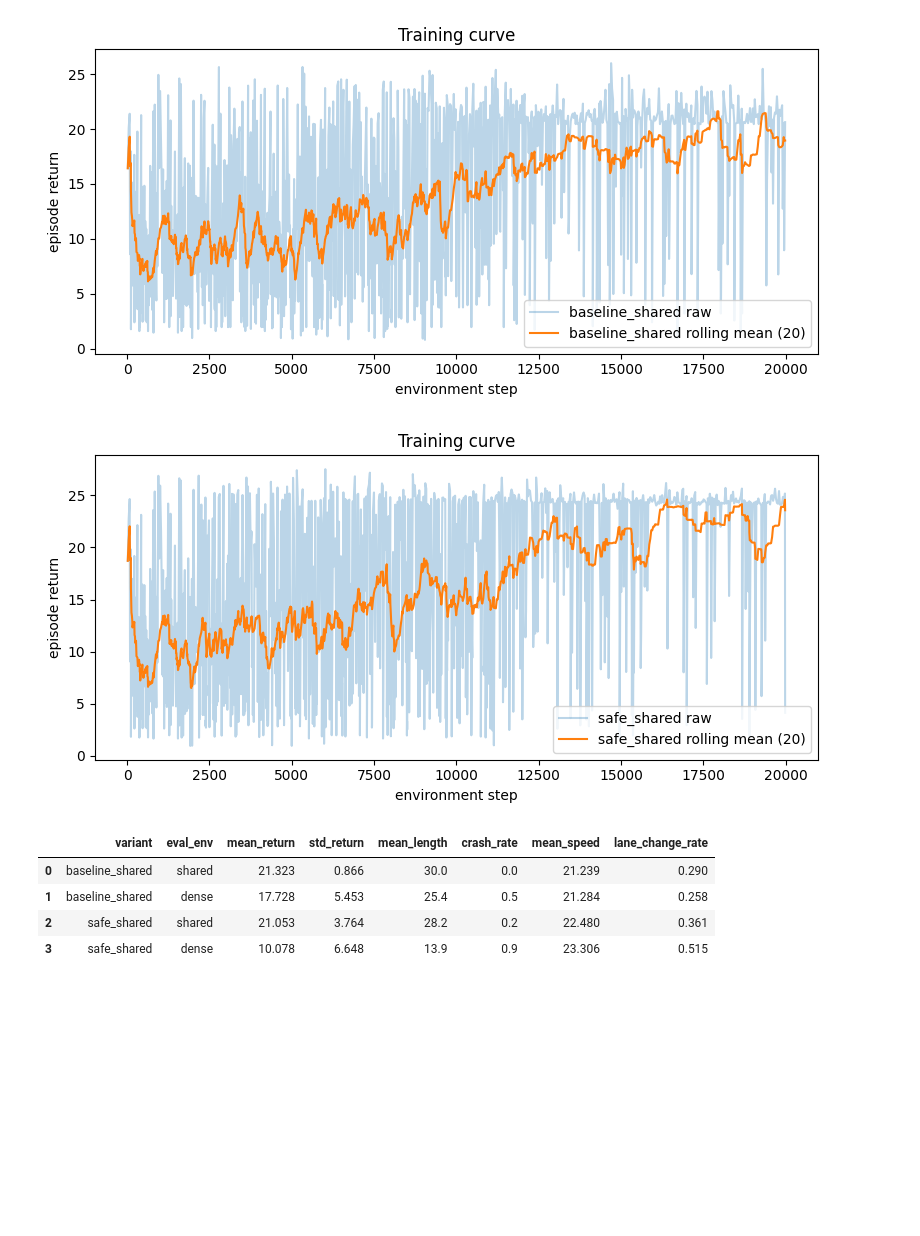
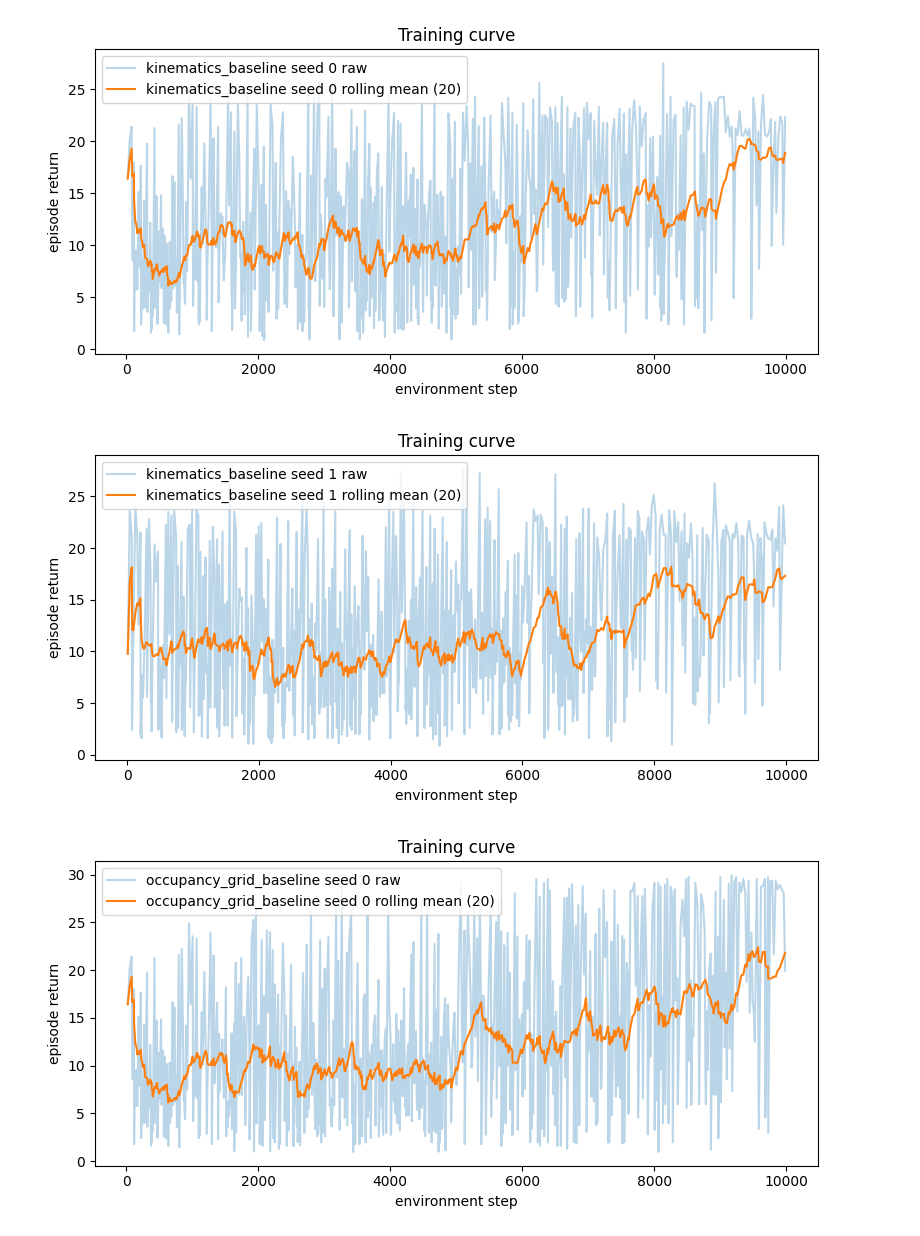
Before and after one commit to tpedenaud/HighwayToRL, a Jupyter notebook: extension.ipynb, the cells around one changed output. Drawn from its saved outputs; the diff is of its cells as text; code cells hidden in the pictures; blank space fills up the shorter version.

```diff
--- a/extension.ipynb
+++ b/extension.ipynb
@@ -59,40 +169,13 @@ step=19984, return=4.14, epsilon=0.051
 # %%
-# Cell 3: quick look at the training curves
-for variant_name in TRAIN_VARIANTS_TO_RUN:
-    plot_training_curve(metrics_by_variant[variant_name], label=variant_name)
+obs_agents, obs_metrics = run_training_study(
+    study_name="observation_study",
+    variants=observation_variants,
+    train_seeds=OBS_TRAIN_SEEDS,
+    total_steps=OBS_TOTAL_STEPS,
+)
-# %% [output]
-[figure, removed]
-[figure, removed]
 # %%
-# Cell 4: evaluate both agents on two environments
-rows = []
-
-for variant_name, agent in agents.items():
-    for traffic_name in EVAL_TRAFFIC:
-        result = evaluate_custom_agent(
-            agent,
-            seeds=EVAL_SEEDS,
-            env_config=make_eval_config(traffic_name),
-        )
-
-        rows.append(
-            {
-                "variant": variant_name,
-                "eval_env": traffic_name,
-                "mean_return": result["mean_return"],
-                "std_return": result["std_return"],
-                "mean_length": result["mean_length"],
-                "crash_rate": result["crash_rate"],
-                "mean_speed": result["mean_speed"],
-                "lane_change_rate": result["lane_change_rate"],
-            }
-        )
-
-results_df = pd.DataFrame(rows)
-display(results_df.round(3))
+show_training_curves(obs_metrics, observation_variants, OBS_TRAIN_SEEDS)
 # %% [output]
-|  | variant | eval_env | mean_return | std_return | mean_length | crash_rate | mean_speed | lane_change_rate |
-| 0 | baseline_shared | shared | 21.323 | 0.866 | 30.0 | 0.0 | 21.239 | 0.290 |
-| 1 | baseline_shared | dense | 17.728 | 5.453 | 25.4 | 0.5 | 21.284 | 0.258 |
-| 2 | safe_shared | shared | 21.053 | 3.764 | 28.2 | 0.2 | 22.480 | 0.361 |
-| 3 | safe_shared | dense | 10.078 | 6.648 | 13.9 | 0.9 | 23.306 | 0.515 |
+[figure, added]
+[figure, added]
+[figure, added]
```
Also changed, not shown: parts of 30 cells of this notebook, 36 other files.
